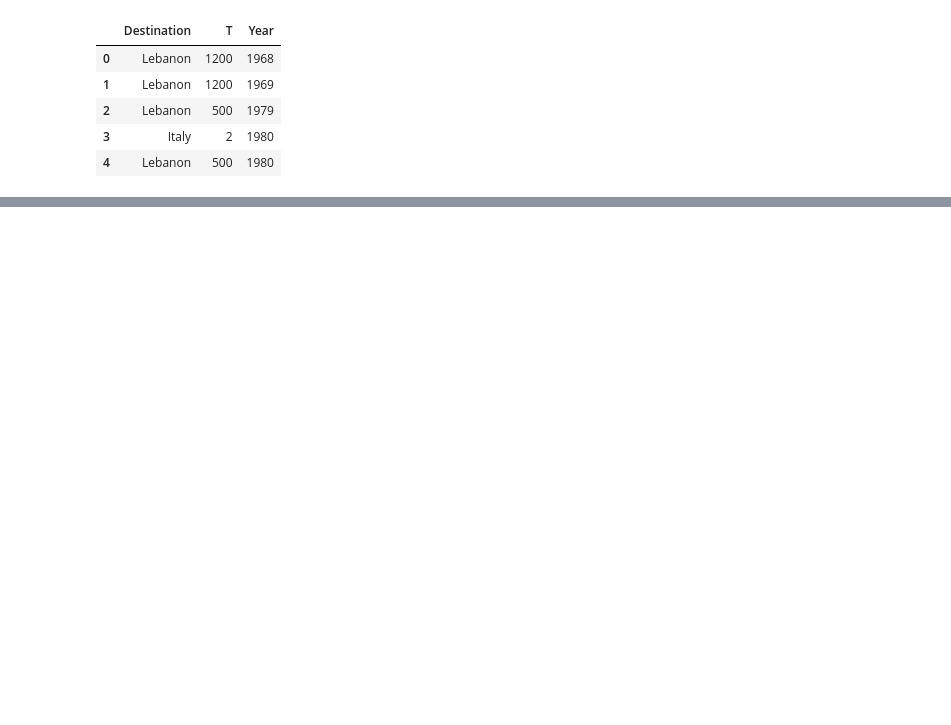
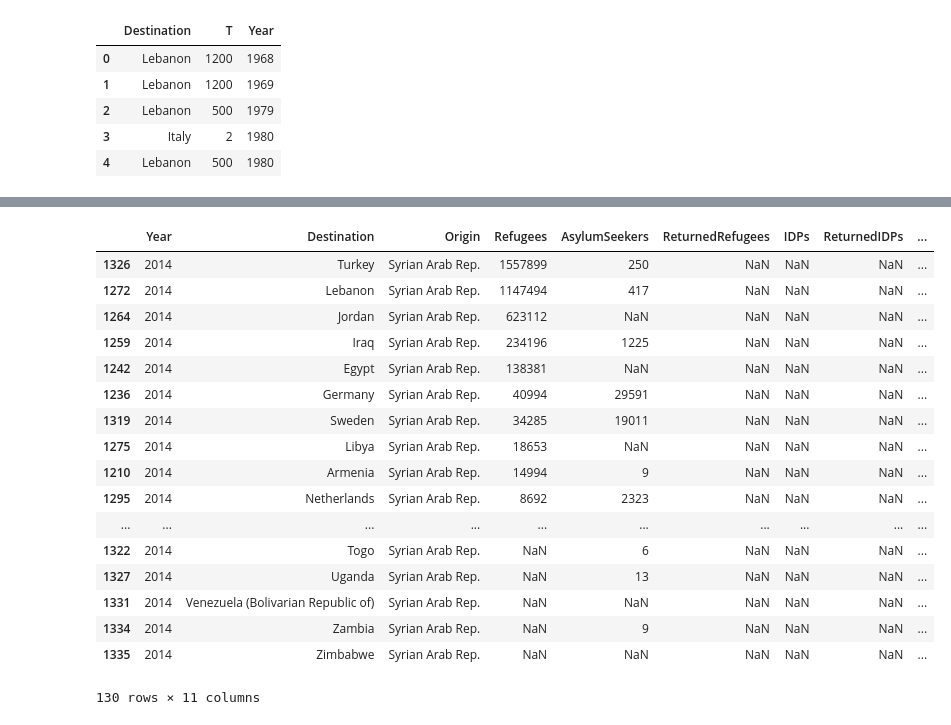
Before and after one commit to bocoup/gp-conflict-1, a Jupyter notebook: analysis/Refugee Data, Sketching.ipynb, the cells around one changed output, grey strips where cells are left out. Drawn from its saved outputs; the diff is of its cells as text; code cells hidden in the pictures; blank space fills up the shorter version.

Commit message:
Fixing data

```diff
--- a/analysis/Refugee Data, Sketching.ipynb
+++ b/analysis/Refugee Data, Sketching.ipynb
@@ -91,0 +96,29 @@ rfs[:4]['ref_2014'].sum() / rfs['ref_2014'].sum()
+# %%
+rdata = pd.read_csv('../data/syrian-refugee-counts.csv')
+
+# rdata[rdata.Refugees == '*']['Refugees'] = ""
+# rdata[rdata.AsylumSeekers == '*']['AsylumSeekers'] = "0"
+
+rdata['Refugees'] = rdata['Refugees'].astype(float)
+rdata['AsylumSeekers'] = rdata['AsylumSeekers'].astype(float)
+# %%
+rdata[rdata['Year'] == 2014].sort(['Refugees'], ascending=0)
+# %% [output]
+|  | Year | Destination | Origin | Refugees | AsylumSeekers | ReturnedRefugees | IDPs | ReturnedIDPs | ... |
+| 1326 | 2014 | Turkey | Syrian Arab Rep. | 1557899 | 250 | NaN | NaN | NaN | ... |
+| 1272 | 2014 | Lebanon | Syrian Arab Rep. | 1147494 | 417 | NaN | NaN | NaN | ... |
+| 1264 | 2014 | Jordan | Syrian Arab Rep. | 623112 | NaN | NaN | NaN | NaN | ... |
+| 1259 | 2014 | Iraq | Syrian Arab Rep. | 234196 | 1225 | NaN | NaN | NaN | ... |
+| 1242 | 2014 | Egypt | Syrian Arab Rep. | 138381 | NaN | NaN | NaN | NaN | ... |
+| 1236 | 2014 | Germany | Syrian Arab Rep. | 40994 | 29591 | NaN | NaN | NaN | ... |
+| 1319 | 2014 | Sweden | Syrian Arab Rep. | 34285 | 19011 | NaN | NaN | NaN | ... |
+| 1275 | 2014 | Libya | Syrian Arab Rep. | 18653 | NaN | NaN | NaN | NaN | ... |
+| 1210 | 2014 | Armenia | Syrian Arab Rep. | 14994 | 9 | NaN | NaN | NaN | ... |
+| 1295 | 2014 | Netherlands | Syrian Arab Rep. | 8692 | 2323 | NaN | NaN | NaN | ... |
+| ... | ... | ... | ... | ... | ... | ... | ... | ... | ... |
+| 1322 | 2014 | Togo | Syrian Arab Rep. | NaN | 6 | NaN | NaN | NaN | ... |
+| 1327 | 2014 | Uganda | Syrian Arab Rep. | NaN | 13 | NaN | NaN | NaN | ... |
+| 1331 | 2014 | Venezuela (Bolivarian Republic of) | Syrian Arab Rep. | NaN | NaN | NaN | NaN | NaN | ... |
+| 1334 | 2014 | Zambia | Syrian Arab Rep. | NaN | 9 | NaN | NaN | NaN | ... |
+| 1335 | 2014 | Zimbabwe | Syrian Arab Rep. | NaN | NaN | NaN | NaN | NaN | ... |
+130 rows × 11 columns
```
Also changed, not shown: parts of 8 cells of this notebook, 18 other files.
